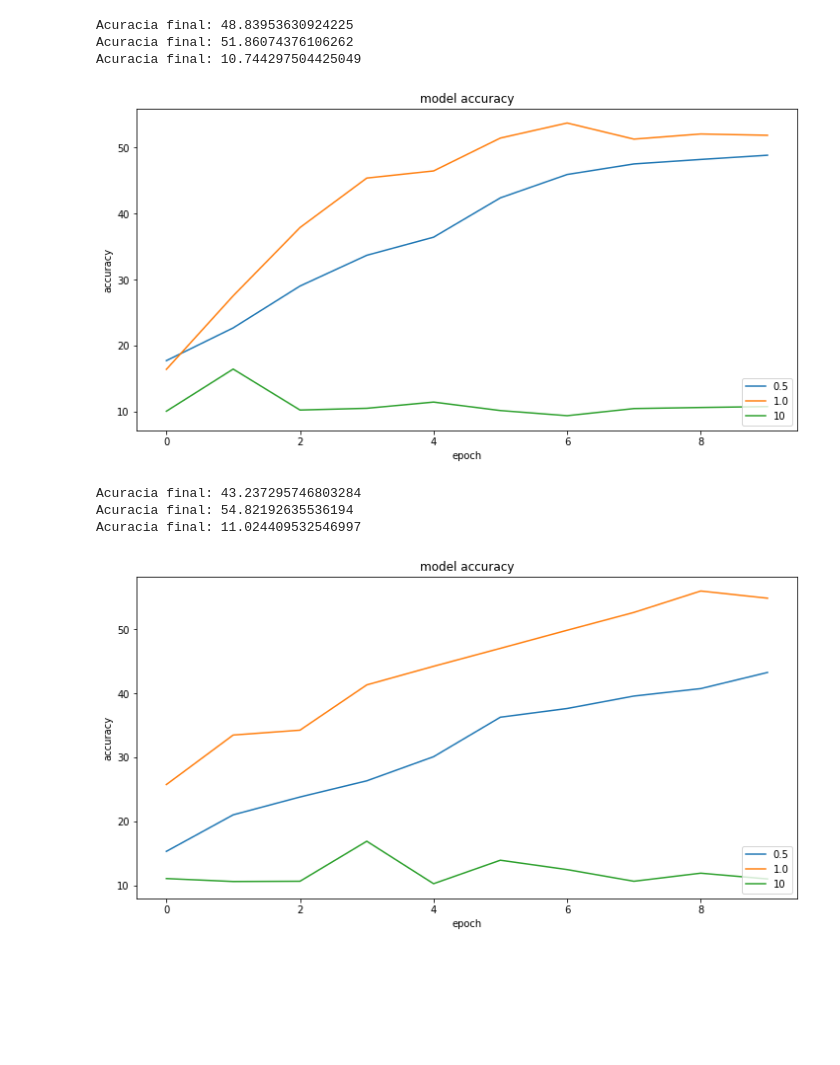
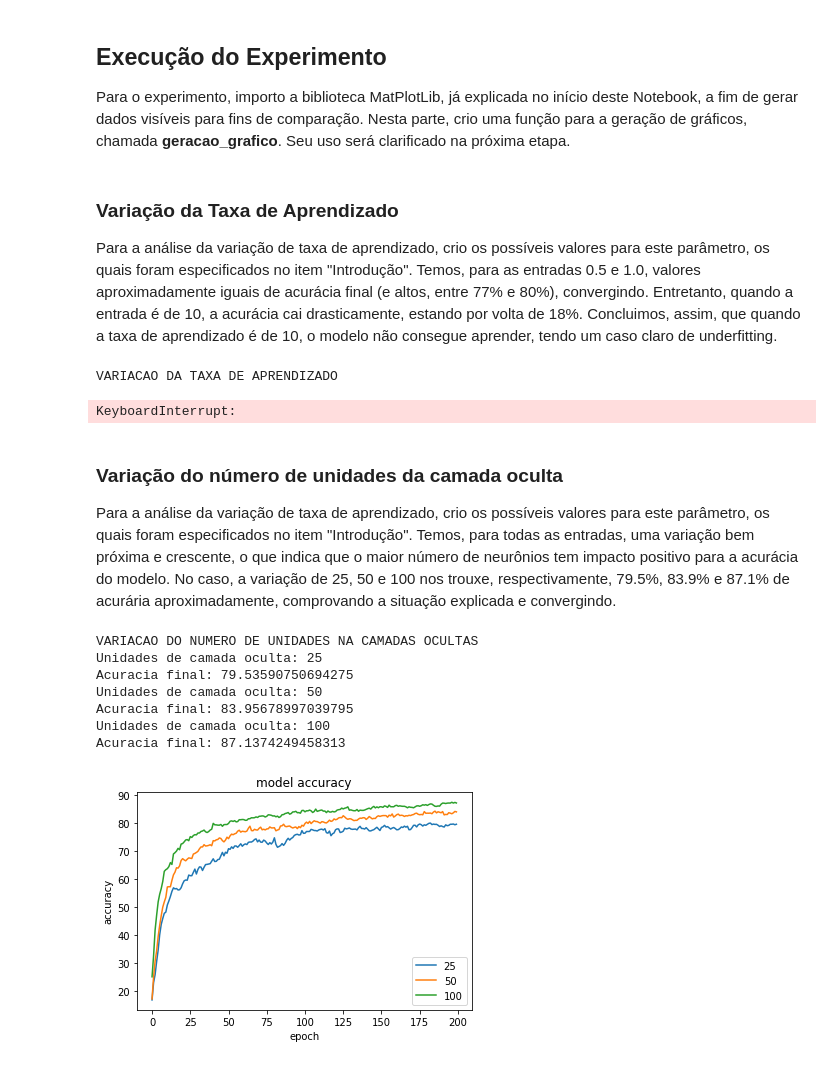
Before and after one commit to luisarbezerra/MNIST-Tensorflow, a Jupyter notebook: Trabalho Pratico 01 - Machine Learning.ipynb, the cells around one changed output. Cells and saved outputs as stored; diff of their text form; code cells hidden in the pictures; blank space fills up the shorter version.

```diff
--- a/Trabalho Pratico 01 - Machine Learning.ipynb
+++ b/Trabalho Pratico 01 - Machine Learning.ipynb
@@ -126,44 +166,58 @@ def experimento(taxa_aprendizado=0.5, unidades_camada_oculta=25, numero_epocas=1
             lista_acuracias.append(100*acuracia.eval(feed_dict={X: vetor_numeros, Y: vetor_classes}))
         return lista_acuracias
+# %% [markdown]
+## Execução do Experimento
+Para o experimento, importo a biblioteca MatPlotLib, já explicada no início deste Notebook, a fim de gerar dados visíveis para fins de comparação. Nesta parte, crio uma função para a geração de gráficos, chamada **geracao_grafico**. Seu uso será clarificado na próxima etapa.
 # %%
 import matplotlib.pyplot as plt
-import pandas as pd
 import matplotlib as mpl
 
-mpl.rcParams['figure.figsize'] = (12,6)
+mpl.rcParams['figure.figsize'] = (16,4)
 
-def print_results(results):
+def geracao_grafico(resultado):
      # summarize history for accuracy
-    for key in results.keys():
-        plt.plot(results[key])
+    for key in resultado.keys():
+        plt.plot(resultado[key])
     plt.title('model accuracy')
     plt.ylabel('accuracy')
     plt.xlabel('epoch')
-    plt.legend(results.keys(), loc='lower right')
+    plt.legend(resultado.keys(), loc='lower right')
     plt.show()
+# %% [markdown]
+### Variação da Taxa de Aprendizado
+Para a análise da variação de taxa de aprendizado, crio os possíveis valores para este parâmetro, os quais foram especificados no item "Introdução". Temos, para as entradas 0.5 e 1.0, valores aproximadamente iguais de acurácia final (e altos, entre 77% e 80%), convergindo. Entretanto, quando a entrada é de 10, a acurácia cai drasticamente, estando por volta de 18%. Concluimos, assim, que quando a taxa de aprendizado é de 10, o modelo não consegue aprender, tendo um caso claro de underfitting.
 # %%
 taxa_aprendizado = [0.5, 1.0, 10]
 resultado = {}
+print("VARIACAO DA TAXA DE APRENDIZADO")
 for taxa in taxa_aprendizado:
-    result = experimento(taxa)
+    result = experimento(taxa_aprendizado=taxa)
+    print("Taxa de aprendizado: " + str(taxa))
     print("Acuracia final: "+str(result[-1]))
     resultado[str(taxa)] = result
-print_results(resultado)
+geracao_grafico(resultado)
 # %% [output]
-Acuracia final: 48.83953630924225
-Acuracia final: 51.86074376106262
-Acuracia final: 10.744297504425049
+VARIACAO DA TAXA DE APRENDIZADO
-[figure, removed]
+KeyboardInterrupt:
+# %% [markdown]
+### Variação do número de unidades da camada oculta
+Para a análise da variação de taxa de aprendizado, crio os possíveis valores para este parâmetro, os quais foram especificados no item "Introdução". Temos, para todas as entradas, uma variação bem próxima e crescente, o que indica que o maior número de neurônios tem impacto positivo para a acurácia do modelo. No caso, a variação de 25, 50 e 100 nos trouxe, respectivamente, 79.5%, 83.9% e 87.1% de acurária aproximadamente, comprovando a situação explicada e convergindo.
 # %%
 unidades_camada_oculta = [25, 50, 100]
 resultado = {}
-for taxa in taxa_aprendizado:
-    result = experimento(taxa)
+print("VARIACAO DO NUMERO DE UNIDADES NA CAMADAS OCULTAS")
+for unidades in unidades_camada_oculta:
+    result = experimento(unidades_camada_oculta=unidades)
+    print("Unidades de camada oculta: " + str(unidades))
     print("Acuracia final: "+str(result[-1]))
-    resultado[str(taxa)] = result
-print_results(resultado)
+    resultado[str(unidades)] = result
+geracao_grafico(resultado)
 # %% [output]
-Acuracia final: 43.237295746803284
-Acuracia final: 54.82192635536194
-Acuracia final: 11.024409532546997
+VARIACAO DO NUMERO DE UNIDADES NA CAMADAS OCULTAS
+Unidades de camada oculta: 25
+Acuracia final: 79.53590750694275
+Unidades de camada oculta: 50
+Acuracia final: 83.95678997039795
+Unidades de camada oculta: 100
+Acuracia final: 87.1374249458313
-[figure, old version]
+[figure, new version]
```
Also changed, not shown: parts of 10 cells of this notebook.
